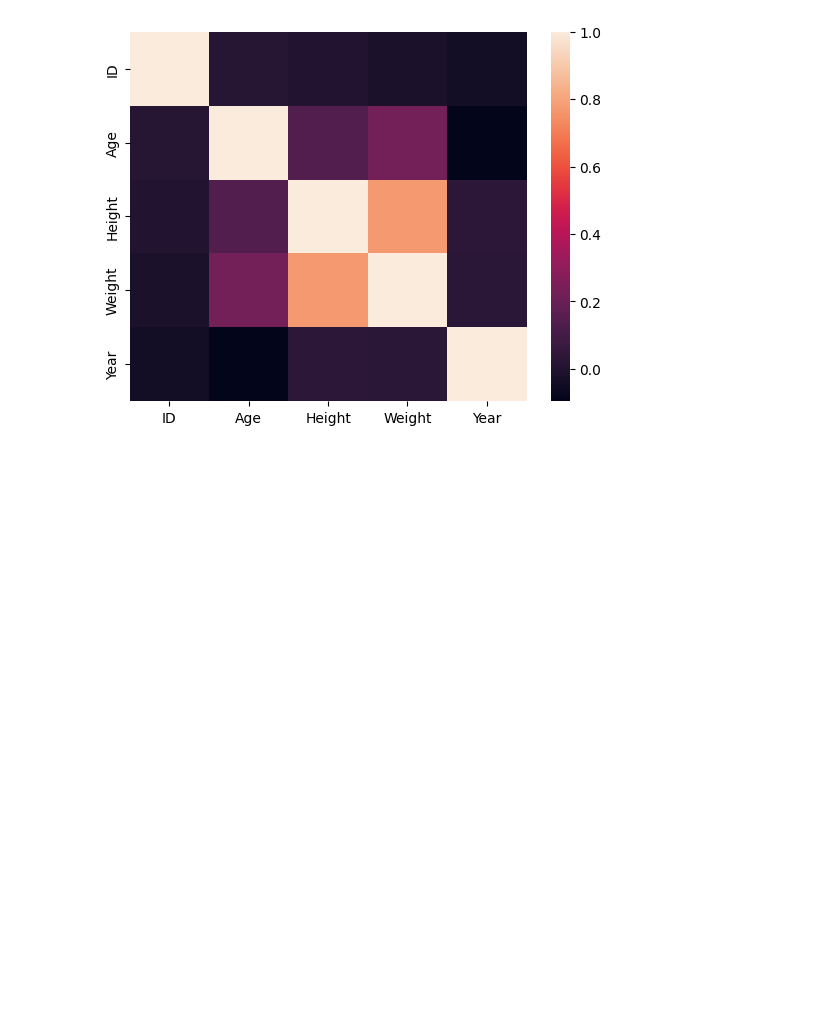
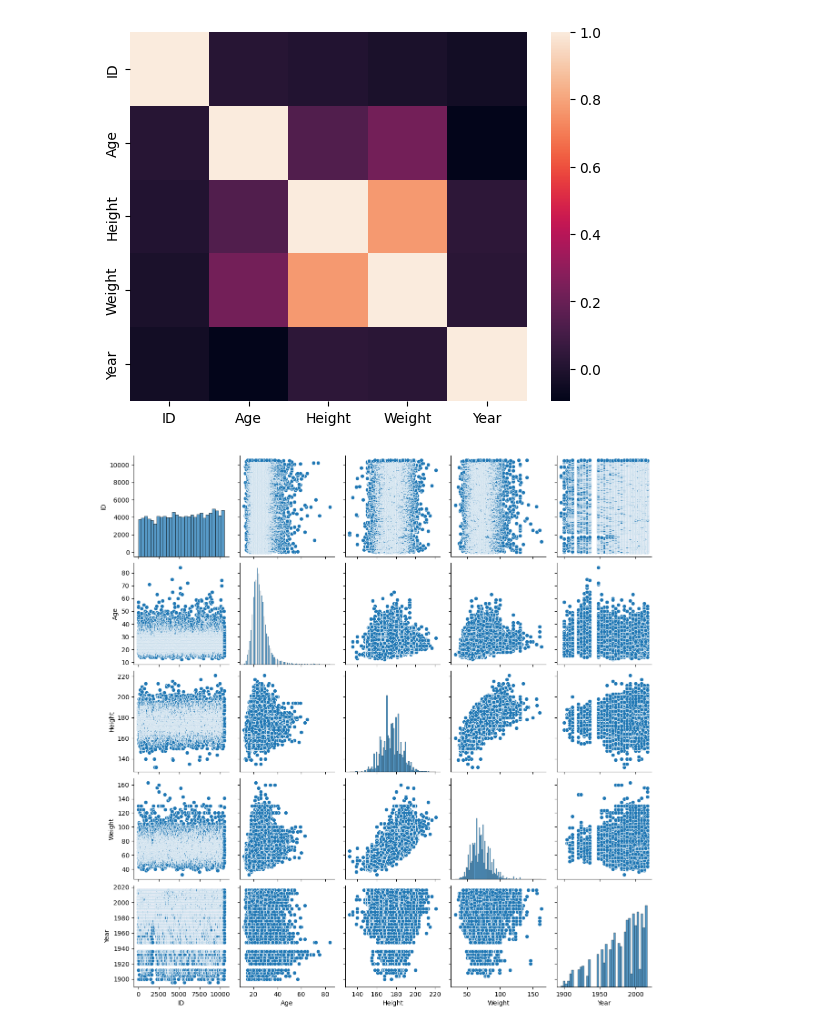
Before and after one commit to kjeyaram-orcl/DataScience, a Jupyter notebook: DataVisualization/dv_practise1.ipynb, the cells around one changed output. Drawn from its saved outputs; the diff is of its cells as text; code cells hidden in the pictures; blank space fills up the shorter version.

```diff
--- a/DataVisualization/dv_practise1.ipynb
+++ b/DataVisualization/dv_practise1.ipynb
@@ -133,3 +132,15 @@ sns.heatmap(corr)
 plt.show()
 # %% [output]
 [figure]
+# %%
+import seaborn as sns
+import pandas as pd
+import matplotlib.pyplot as plt
+
+
+ds = pd.read_csv('/content/athlete_events.csv')
+#print(ds.head(5))
+sns.pairplot(data=ds)
+plt.show()
+# %% [output]
+[figure, added]
```
Also changed, not shown: parts of 1 cell of this notebook.
